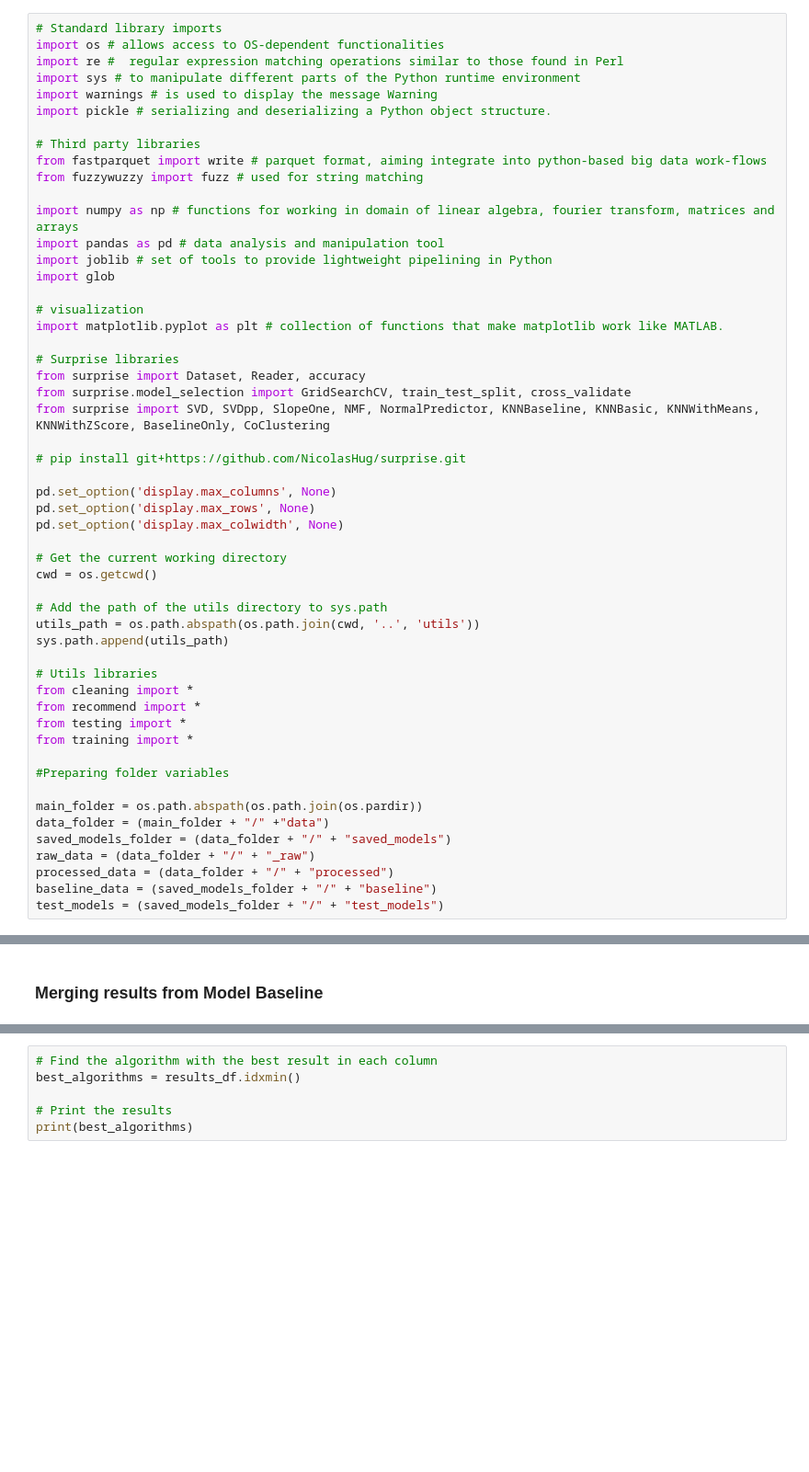
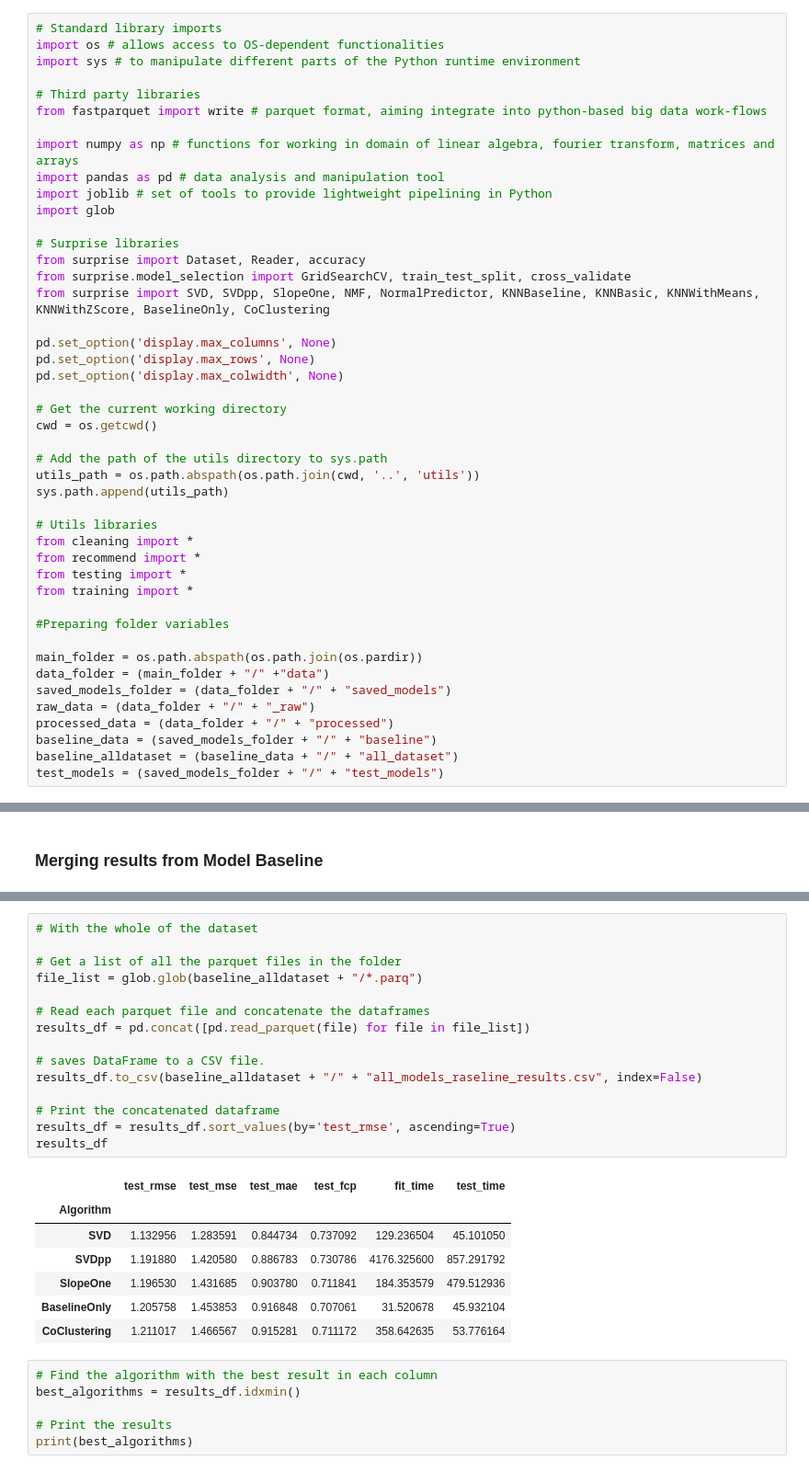
Before and after one commit to RealXun/Anime_recommendation_system, a Jupyter notebook: src/notebooks/supervised_user_based_collaborative_filtering.ipynb, the cells around one changed output, grey strips where cells are left out. Shown at 92% size. Cells and saved outputs as stored; diff of their text form; blank space fills up the shorter version.

```diff
--- a/src/notebooks/supervised_user_based_collaborative_filtering.ipynb
+++ b/src/notebooks/supervised_user_based_collaborative_filtering.ipynb
@@ -5,29 +5,20 @@
 # %%
 # Standard library imports
 import os # allows access to OS-dependent functionalities
-import re #  regular expression matching operations similar to those found in Perl
 import sys # to manipulate different parts of the Python runtime environment
-import warnings # is used to display the message Warning
-import pickle # serializing and deserializing a Python object structure.
 
 # Third party libraries
 from fastparquet import write # parquet format, aiming integrate into python-based big data work-flows
-from fuzzywuzzy import fuzz # used for string matching
 
 import numpy as np # functions for working in domain of linear algebra, fourier transform, matrices and arrays
 import pandas as pd # data analysis and manipulation tool
 import joblib # set of tools to provide lightweight pipelining in Python
 import glob
 
-# visualization
-import matplotlib.pyplot as plt # collection of functions that make matplotlib work like MATLAB.
-
 # Surprise libraries
 from surprise import Dataset, Reader, accuracy
 from surprise.model_selection import GridSearchCV, train_test_split, cross_validate
 from surprise import SVD, SVDpp, SlopeOne, NMF, NormalPredictor, KNNBaseline, KNNBasic, KNNWithMeans, KNNWithZScore, BaselineOnly, CoClustering
-
-# pip install git+https://github.com/NicolasHug/surprise.git
 
 pd.set_option('display.max_columns', None)
 pd.set_option('display.max_rows', None)
@@ -54,6 +45,7 @@ saved_models_folder = (data_folder + "/" + "saved_models")
 raw_data = (data_folder + "/" + "_raw")
 processed_data = (data_folder + "/" + "processed")
 baseline_data = (saved_models_folder + "/" + "baseline")
+baseline_alldataset = (baseline_data + "/" + "all_dataset")
 test_models = (saved_models_folder + "/" + "test_models")
 # %% [markdown]
 ## Loading and cleaning data
@@ -287,3 +280,26 @@ results_df
+# %%
+# With the whole of the dataset
+
+# Get a list of all the parquet files in the folder
+file_list = glob.glob(baseline_alldataset + "/*.parq")
+
+# Read each parquet file and concatenate the dataframes
+results_df = pd.concat([pd.read_parquet(file) for file in file_list])
+
+# saves DataFrame to a CSV file.
+results_df.to_csv(baseline_alldataset + "/" + "all_models_raseline_results.csv", index=False)
+
+# Print the concatenated dataframe
+results_df = results_df.sort_values(by='test_rmse', ascending=True)
+results_df
+# %% [output]
+|  | test_rmse | test_mse | test_mae | test_fcp | fit_time | test_time |
+| Algorithm |  |  |  |  |  |  |
+| SVD | 1.132956 | 1.283591 | 0.844734 | 0.737092 | 129.236504 | 45.101050 |
+| SVDpp | 1.191880 | 1.420580 | 0.886783 | 0.730786 | 4176.325600 | 857.291792 |
+| SlopeOne | 1.196530 | 1.431685 | 0.903780 | 0.711841 | 184.353579 | 479.512936 |
+| BaselineOnly | 1.205758 | 1.453853 | 0.916848 | 0.707061 | 31.520678 | 45.932104 |
+| CoClustering | 1.211017 | 1.466567 | 0.915281 | 0.711172 | 358.642635 | 53.776164 |
 # %%
 # Find the algorithm with the best result in each column
 best_algorithms = results_df.idxmin()
```
Also changed, not shown: parts of 18 cells of this notebook, 56 other files.
